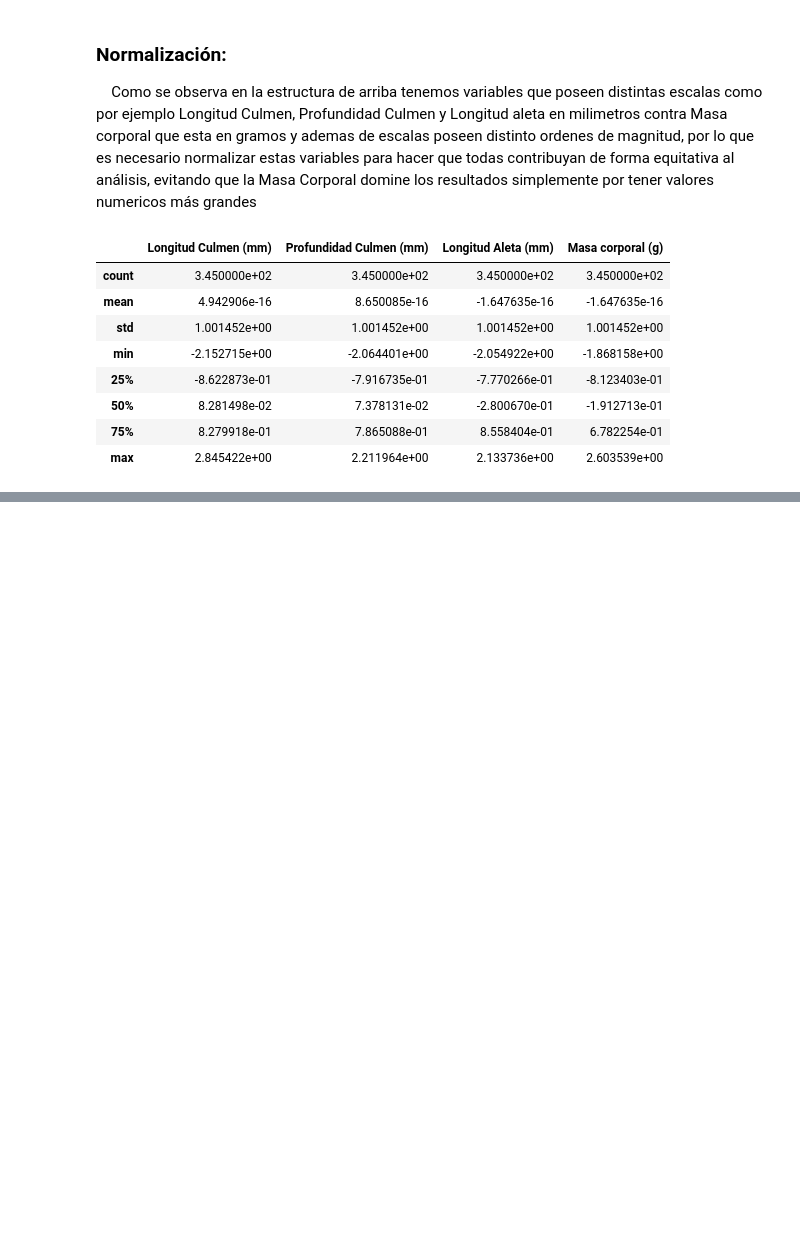
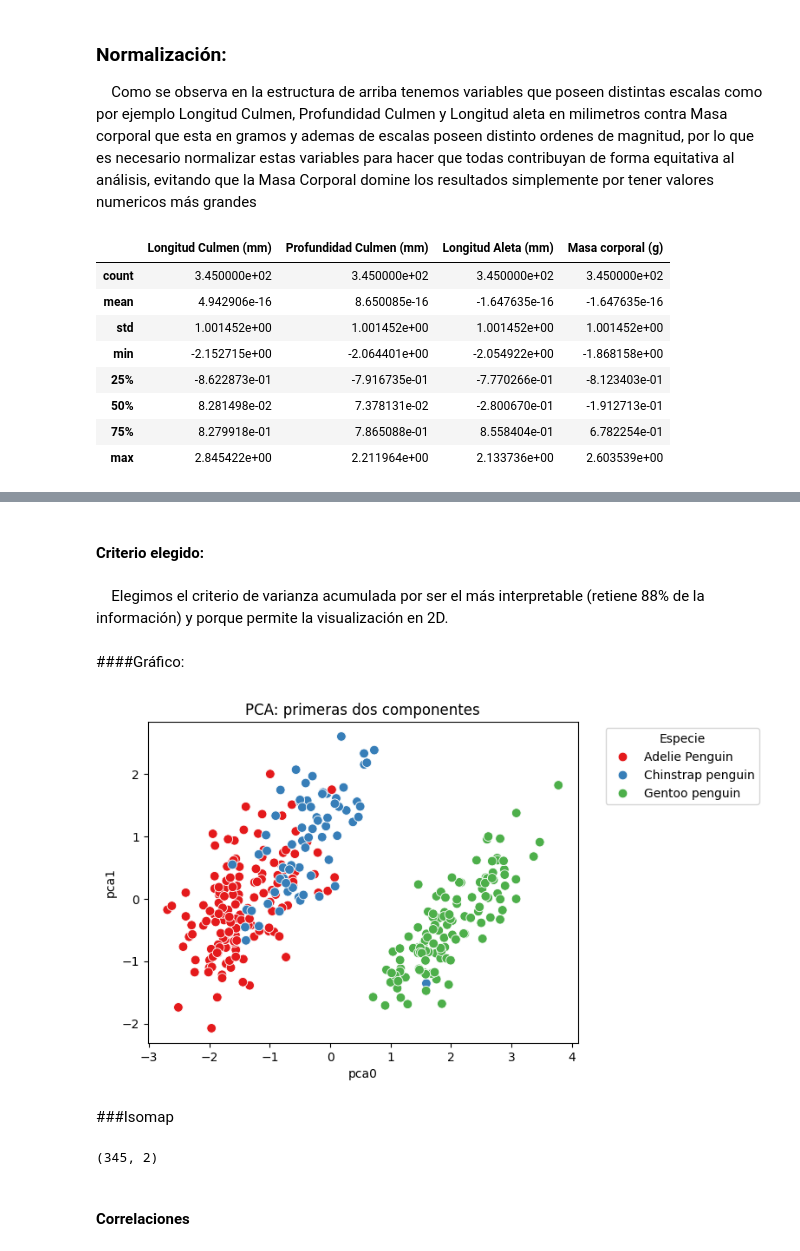
Before and after one commit to manuellazarte/TP-Mineria-Datos-Pinguinos, a Jupyter notebook: TP1_Lazarte_Larrubia.ipynb, the cells around one changed output, grey strips where cells are left out. Cells and saved outputs as stored; diff of their text form; code cells hidden in the pictures; blank space fills up the shorter version.

```diff
--- a/TP1_Lazarte_Larrubia.ipynb
+++ b/TP1_Lazarte_Larrubia.ipynb
@@ -233,0 +275,25 @@ X_scaled.describe()
+# %% [markdown]
+#### Criterio elegido:
+# %% [markdown]
+&emsp;Elegimos el criterio de varianza acumulada por ser el más interpretable (retiene 88% de la información) y porque permite la visualización en 2D.
+# %% [markdown]
+####Gráfico:
+# %%
+# Visualizamos en scatterplot las primeras dos componentes
+sns.scatterplot(
+    x=df_pca['pca0'],
+    y=df_pca['pca1'],
+    hue=df_pca['Especie'],
+    palette='Set1',
+    s=60
+)
+
+plt.xlabel('pca0')
+plt.ylabel('pca1')
+plt.title('PCA: primeras dos componentes')
+plt.legend(title='Especie', bbox_to_anchor=(1.05, 1), loc='upper left')
+plt.show()
+# %% [output]
+[figure, added]
+# %% [markdown]
+###Isomap
@@ -233,0 +303,4 @@ X_scaled.describe()
+# %%
+X_2D.shape
+# %% [output]
+(345, 2)
@@ -233,0 +310,2 @@ X_scaled.describe()
+# %% [markdown]
+#### Correlaciones
```
Also changed, not shown: parts of 39 cells of this notebook.
